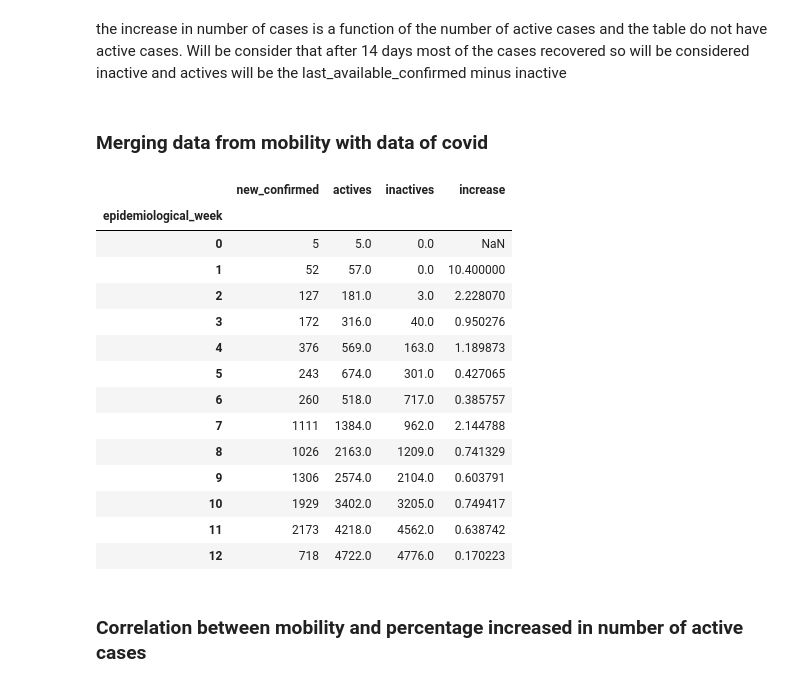
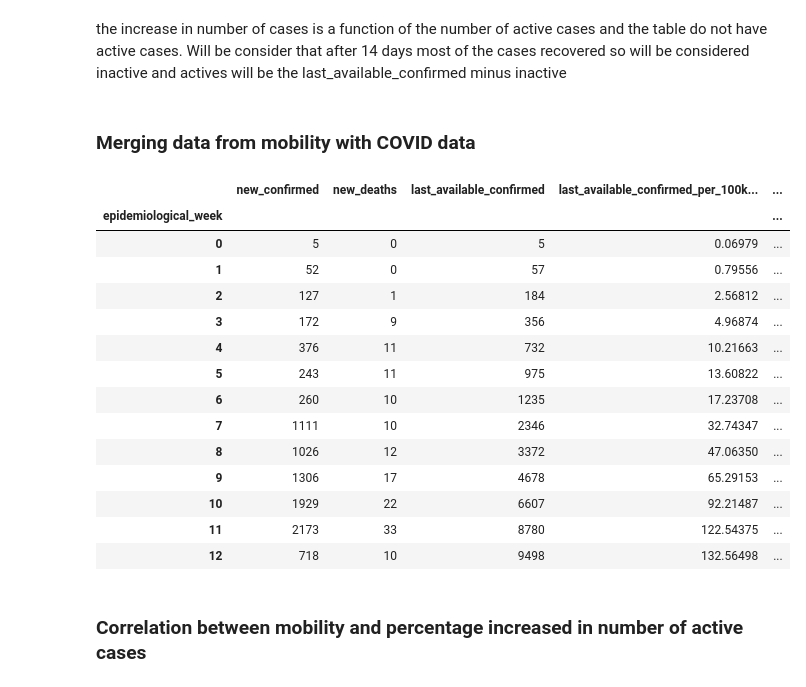
Before and after one commit to arturjacques/mobilityAndCovid, a Jupyter notebook: mobilityAndCovid.ipynb, the cells around one changed output. Drawn from its saved outputs; the diff is of its cells as text; code cells hidden in the pictures.

```diff
--- a/mobilityAndCovid.ipynb
+++ b/mobilityAndCovid.ipynb
@@ -209,7 +208,7 @@ covidBr['actives'] = covidBr['last_available_confirmed'] - covidBr['inactives']
 # new column of number of death per 100k inhabitants
 covidBr['death_per_100k_inhabitants'] = (covidBr.last_available_deaths / covidBr.estimated_population_2019)*100000
 # %% [markdown]
-### Merging data from mobility with data of covid
+### Merging data from mobility with COVID data
 # %%
 # the data will be merged on the state and the date of covid and data affected of the mobility
 covidMerged = covidBr.merge(mobilityBr, how = 'inner', left_on = ['date', 'state'], right_on = ['data_affected', 'state'])
@@ -227,23 +226,23 @@ covidGrouped = covidGrouped.merge(covidMerged[['state', 'epidemiological_week',
 covidGrouped['increase'] = covidGrouped.index.map(lambda x: covidGrouped.loc[x, 'new_confirmed']/covidGrouped\
                                                   .loc[(x[0], x[1]-1), 'actives'] if (x[1] != 0) and (covidGrouped.loc[(x[0], x[1]-1), 'actives'] != 0) else np.NAN)
 # %%
-covidGrouped.loc['SC',['new_confirmed', 'actives', 'inactives', 'increase']]
+covidGrouped.loc['SC']
 # %% [output]
-|  | new_confirmed | actives | inactives | increase |
-| epidemiological_week |  |  |  |  |
-| 0 | 5 | 5.0 | 0.0 | NaN |
-| 1 | 52 | 57.0 | 0.0 | 10.400000 |
-| 2 | 127 | 181.0 | 3.0 | 2.228070 |
-| 3 | 172 | 316.0 | 40.0 | 0.950276 |
-| 4 | 376 | 569.0 | 163.0 | 1.189873 |
-| 5 | 243 | 674.0 | 301.0 | 0.427065 |
-| 6 | 260 | 518.0 | 717.0 | 0.385757 |
-| 7 | 1111 | 1384.0 | 962.0 | 2.144788 |
-| 8 | 1026 | 2163.0 | 1209.0 | 0.741329 |
-| 9 | 1306 | 2574.0 | 2104.0 | 0.603791 |
-| 10 | 1929 | 3402.0 | 3205.0 | 0.749417 |
-| 11 | 2173 | 4218.0 | 4562.0 | 0.638742 |
-| 12 | 718 | 4722.0 | 4776.0 | 0.170223 |
+|  | new_confirmed | new_deaths | last_available_confirmed | last_available_confirmed_per_100k... | ... |
+| epidemiological_week |  |  |  |  | ... |
+| 0 | 5 | 0 | 5 | 0.06979 | ... |
+| 1 | 52 | 0 | 57 | 0.79556 | ... |
+| 2 | 127 | 1 | 184 | 2.56812 | ... |
+| 3 | 172 | 9 | 356 | 4.96874 | ... |
+| 4 | 376 | 11 | 732 | 10.21663 | ... |
+| 5 | 243 | 11 | 975 | 13.60822 | ... |
+| 6 | 260 | 10 | 1235 | 17.23708 | ... |
+| 7 | 1111 | 10 | 2346 | 32.74347 | ... |
+| 8 | 1026 | 12 | 3372 | 47.06350 | ... |
+| 9 | 1306 | 17 | 4678 | 65.29153 | ... |
+| 10 | 1929 | 22 | 6607 | 92.21487 | ... |
+| 11 | 2173 | 33 | 8780 | 122.54375 | ... |
+| 12 | 718 | 10 | 9498 | 132.56498 | ... |
 # %%
 # the last week do not have all the days of the week so it is better remove
 remove = []
```
Also changed, not shown: parts of 17 cells of this notebook, 3 other files.
